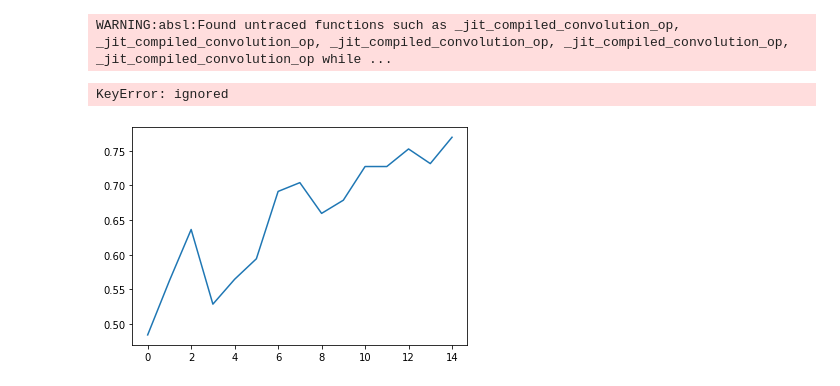
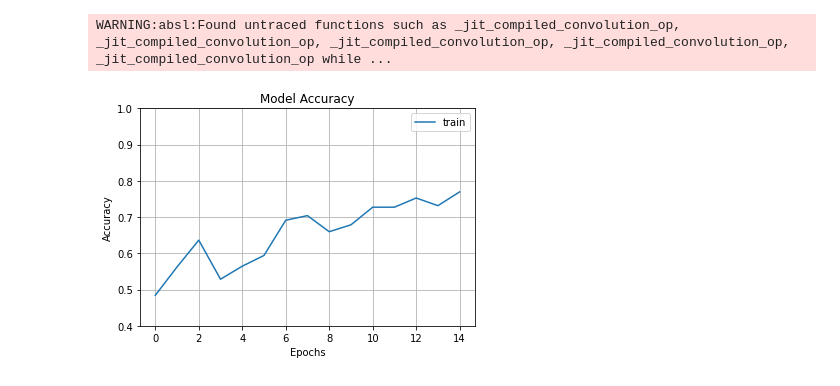
Before and after one commit to agntgalahad/PotHole-Detection-CNN, a Jupyter notebook: PotHole_Detection.ipynb, the cells around one changed output. Cells and saved outputs as stored; diff of their text form; code cells hidden in the pictures.

```diff
--- a/PotHole_Detection.ipynb
+++ b/PotHole_Detection.ipynb
@@ -220,14 +221,12 @@ model.save('/content/saved_models')
 WARNING:absl:Found untraced functions such as _jit_compiled_convolution_op, _jit_compiled_convolution_op, _jit_compiled_convolution_op, _jit_compiled_convolution_op, _jit_compiled_convolution_op while ...
 # %%
 plt.plot(history.history['accuracy'])
-plt.plot(history.history['val_accuracy'])
 plt.axis(ymin=0.4,ymax=1)
 plt.grid()
 plt.title('Model Accuracy')
 plt.ylabel('Accuracy')
 plt.xlabel('Epochs')
 plt.legend(['train', 'validation'])
 plt.show()
 # %% [output]
-KeyError: ignored
-[figure, old version]
+[figure, new version]
```
Also changed, not shown: parts of 2 cells of this notebook.
